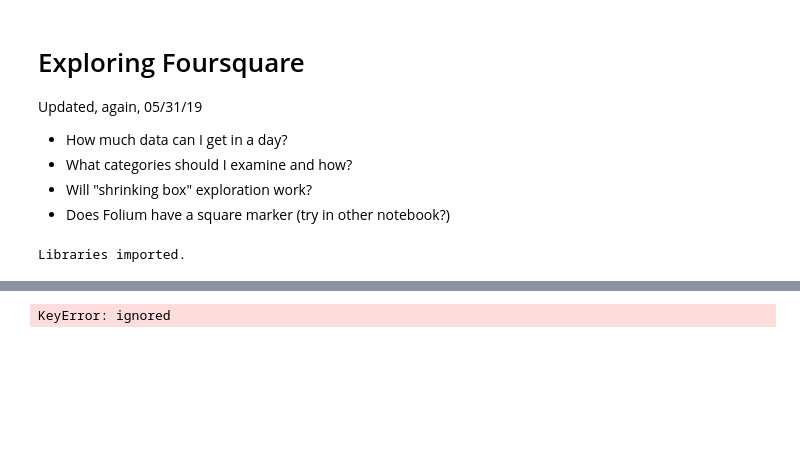
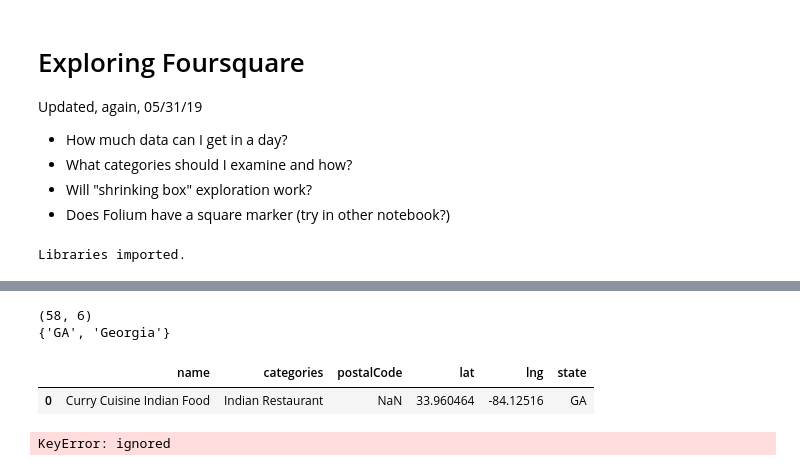
Before and after one commit to JamesDCage/Final-Week-0, a Jupyter notebook: Final Week 0 Foursquare Exploration.ipynb, the cells around one changed output, grey strips where cells are left out. Drawn from its saved outputs; the diff is of its cells as text; code cells hidden in the pictures; blank space fills up the shorter version.

```diff
--- a/Final Week 0 Foursquare Exploration.ipynb
+++ b/Final Week 0 Foursquare Exploration.ipynb
@@ -92,8 +158,23 @@ def getVenuesByBox(sw, ne,    # the southwest & northeast box corners, tuples
 # %%
 asian = ['4bf58dd8d48988d142941735']
+indian = ['4bf58dd8d48988d10f941735']
+
+asian = indian + asian
+
 fsw = (33.946964, -84.150187)
 fne = (33.971041, -84.121381)
 
+# fsw = (31.468720, -79.166785)  # Offshore - used to test for area with no venues
+# fne = (31.662861, -78.990998)
 
-getVenuesByBox(fsw, fne, asian)
+
+
+
+
+# df_asian =
+# df_indian = shrink_box(fsw, fne, indian)
+df_nearme = getVenuesByBox(fsw, fne, asian)
+print(df_nearme.shape)
+
+df_nearme.head()
 # %% [output]
@@ -117,3 +188,12 @@ getVenuesByBox(fsw, fne, asian)
+# %%
+print(df_nearme.shape)
+print(set(df_nearme['state']))
+df_indian.head()
+# %% [output]
+(58, 6)
+{'GA', 'Georgia'}
+|  | name | categories | postalCode | lat | lng | state |
+| 0 | Curry Cuisine Indian Food | Indian Restaurant | NaN | 33.960464 | -84.12516 | GA |
 # %%
 # Location for sample query - basically my neighborhood in Duluth
 
```
Also changed, not shown: parts of 6 cells of this notebook.
